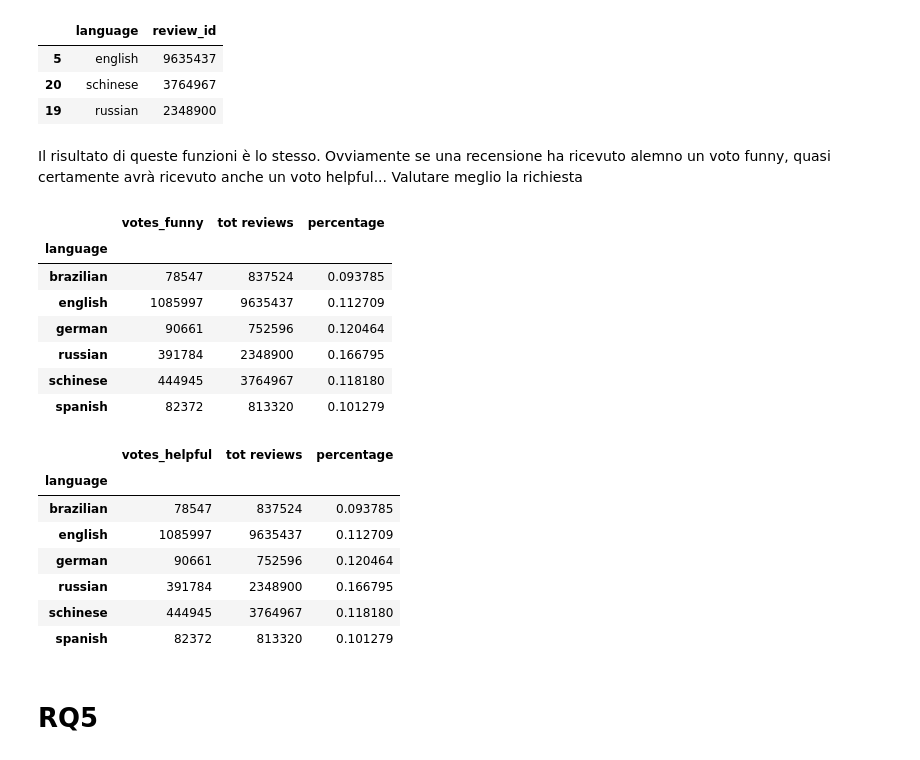
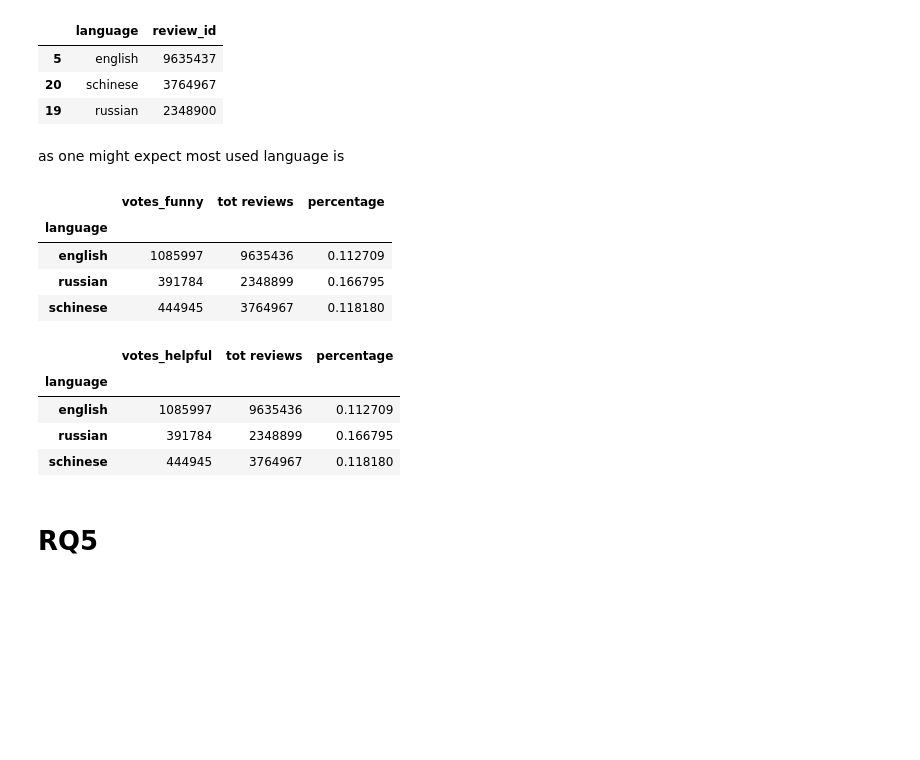
Before and after one commit to Requiem98/ADM-HW2, a Jupyter notebook: main.ipynb, the cells around one changed output. Saved outputs shown, nothing was run; the diff lists cells and outputs as text; code cells hidden in the pictures; blank space fills up the shorter version.

```diff
--- a/main.ipynb
+++ b/main.ipynb
@@ -291,29 +291,23 @@ df.reviewsByLanguage(3)
 | 20 | schinese | 3764967 |
 | 19 | russian | 2348900 |
 # %% [markdown]
-Il risultato di queste funzioni è lo stesso. Ovviamente se una recensione ha ricevuto alemno un voto funny, quasi certamente avrà ricevuto anche un voto helpful... Valutare meglio la richiesta
+as one might expect most used language is
 # %%
-df.percentageOfFunny(6)
+df.percentageOfFunny(3)
 # %% [output]
 |  | votes_funny | tot reviews | percentage |
 | language |  |  |  |
-| brazilian | 78547 | 837524 | 0.093785 |
-| english | 1085997 | 9635437 | 0.112709 |
-| german | 90661 | 752596 | 0.120464 |
-| russian | 391784 | 2348900 | 0.166795 |
+| english | 1085997 | 9635436 | 0.112709 |
+| russian | 391784 | 2348899 | 0.166795 |
 | schinese | 444945 | 3764967 | 0.118180 |
-| spanish | 82372 | 813320 | 0.101279 |
 # %%
-df.percentageOfHelpful(6)
+df.percentageOfHelpful(3)
 # %% [output]
 |  | votes_helpful | tot reviews | percentage |
 | language |  |  |  |
-| brazilian | 78547 | 837524 | 0.093785 |
-| english | 1085997 | 9635437 | 0.112709 |
-| german | 90661 | 752596 | 0.120464 |
-| russian | 391784 | 2348900 | 0.166795 |
+| english | 1085997 | 9635436 | 0.112709 |
+| russian | 391784 | 2348899 | 0.166795 |
 | schinese | 444945 | 3764967 | 0.118180 |
-| spanish | 82372 | 813320 | 0.101279 |
 # %% [markdown]
 # RQ5
 # %% [markdown]
```
Also changed, not shown: parts of 14 cells of this notebook, 1 other file.
